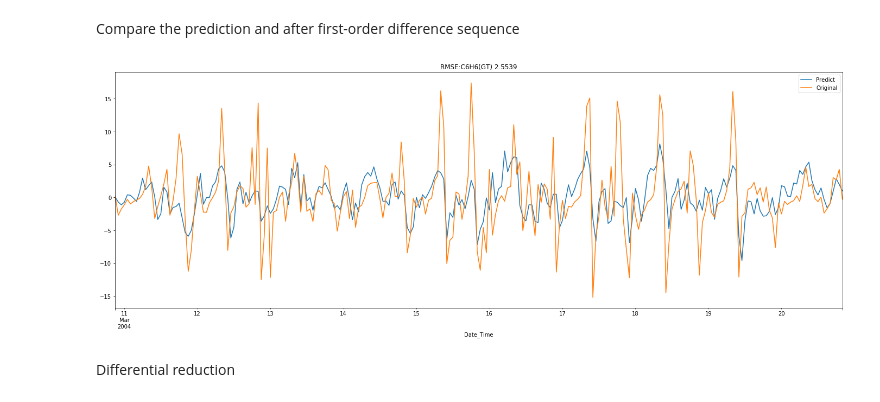
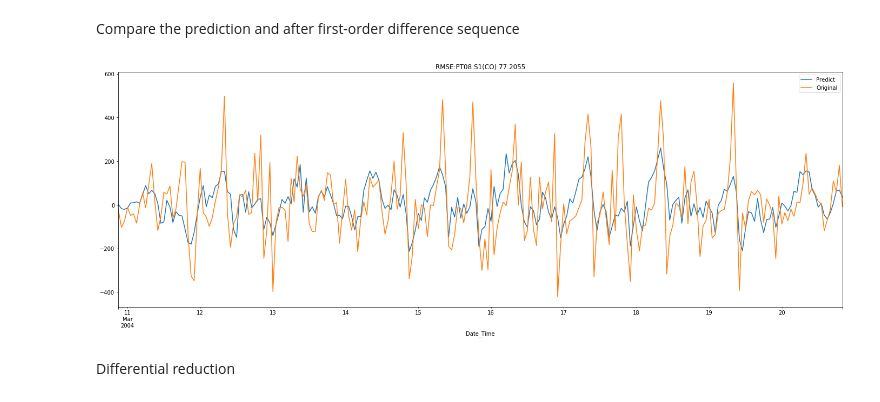
Before and after one commit to Orbis36/2020ICM-MCM, a Jupyter notebook: Time series Prediction/Tranditional_ARMA_Model.ipynb, the cells around one changed output. Saved outputs shown, nothing was run; the diff lists cells and outputs as text; code cells hidden in the pictures.

```diff
--- a/Time series Prediction/Tranditional_ARMA_Model.ipynb
+++ b/Time series Prediction/Tranditional_ARMA_Model.ipynb
@@ -29,19 +29,20 @@ df = pd.read_excel("AirQualityUCI.xlsx",parse_dates=[['Date', 'Time']])
 df['Date_Time'] = pd.to_datetime(df.Date_Time , format = '%d/%m/%Y %H.%M.%S')
 data = df.drop(['Date_Time'], axis=1)
 data.index = df.Date_Time
-NewFrame = pd.DataFrame(data,columns=['CO(GT)','PT08.S1(CO)','C6H6(GT)'])
+Frame = pd.DataFrame(data,columns=['CO(GT)','PT08.S1(CO)','C6H6(GT)'])
 # %% [markdown]
 Using average of the numbers before and after to replace -200 (Vacancy value)
 # %%
-for row in list(NewFrame):
+for row in list(Frame):
     for index,row_d in df.iterrows():
-        if(NewFrame[row][index] == -200):
+        if(Frame[row][index] == -200):
             m=1
-            while(NewFrame[row][index+m] == -200):
+            while(Frame[row][index+m] == -200):
                 m+=1
-            NewFrame[row][index] = (NewFrame[row][index-1]+NewFrame[row][index+m])/2
+            Frame[row][index] = (Frame[row][index-1]+Frame[row][index+m])/2
 # %%
-NewFrame = NewFrame.loc['2004-03-10 20:00:00':'2004-03-20 20:00:00']
+NewFrame = Frame.loc['2004-03-10 20:00:00':'2004-03-20 21:00:00']
+Test_Frame = Frame.loc['2004-03-20 20:00:00':'2004-03-31 19:00:00']
 testStationarity(NewFrame)
 # %% [output]
 Name of variable:CO(GT)
@@ -130,12 +134,12 @@ Date_Time
 Compare the prediction and after first-order difference sequence
 # %%
 plt.figure(facecolor = 'white',figsize = (24,8))
-prediction['C6H6(GT)'].plot(label='Predict')
-diff_1_list['C6H6(GT)'].plot(label='Original')
-plt.title('RMSE:C6H6(GT) %.4f'% np.sqrt(sum((diff_1_list['C6H6(GT)']-prediction['C6H6(GT)'])**2)/NewFrame.size))
+prediction['PT08.S1(CO)'].plot(label='Predict')
+diff_1_list['PT08.S1(CO)'].plot(label='Original')
+plt.title('RMSE:PT08.S1(CO) %.4f'% np.sqrt(sum((diff_1_list['PT08.S1(CO)']-prediction['PT08.S1(CO)'])**2)/NewFrame.size))
 plt.legend(loc='best')
 plt.show()
 # %% [output]
-[figure, old version]
+[figure, new version]
 # %% [markdown]
 Differential reduction
```
Also changed, not shown: parts of 16 cells of this notebook.
